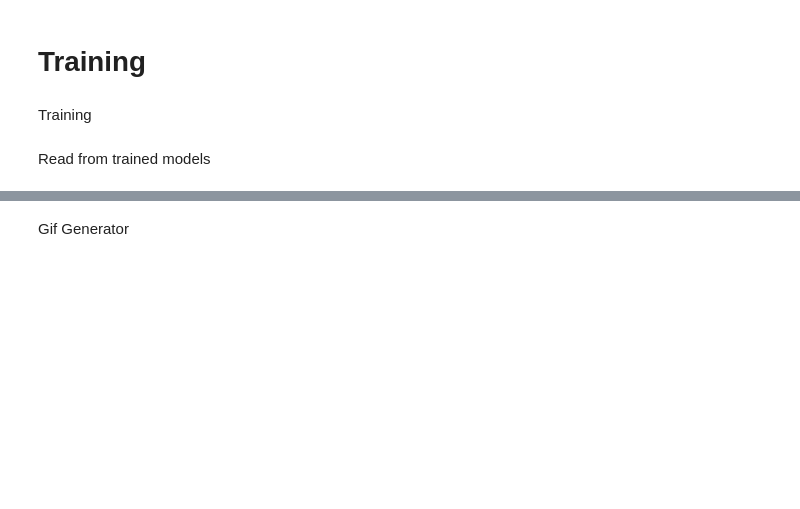
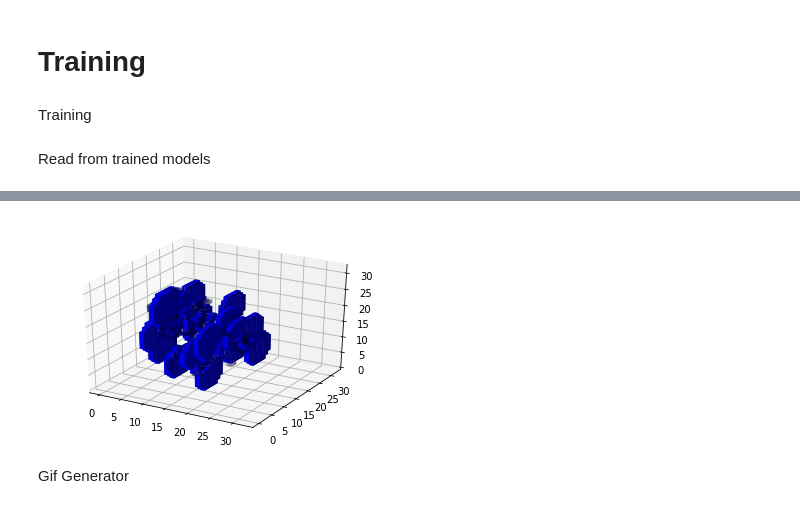
Before and after one commit to midstreeeam/3d-voxel-gen, a Jupyter notebook: model_gen.ipynb, the cells around one changed output, grey strips where cells are left out. Drawn from its saved outputs; the diff is of its cells as text; code cells hidden in the pictures; blank space fills up the shorter version.

```diff
--- a/model_gen.ipynb
+++ b/model_gen.ipynb
@@ -389,3 +398,14 @@ for i in range(200):
+# %%
+with open('output.json','w') as f:
+  data = json.dumps(seed[0].numpy().tolist())
+  f.write(data)
+# %%
+with open('filter_rand20.json','r') as f:
+  data=json.loads(f.read())
+a=np.array(data)
+plot_3d(a,0)
+# %% [output]
+[figure, added]
 # %%
 new_model = CAModel3D()
 new_model.load_weights('drive/MyDrive/hytest_doubleseed.h5')
```
Also changed, not shown: parts of 5 cells of this notebook, 1 other file.
